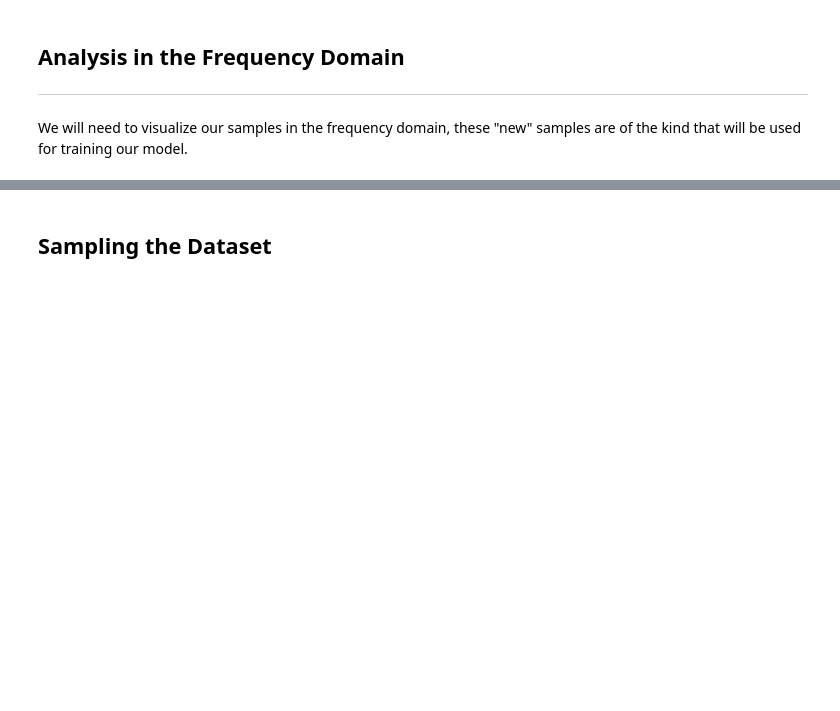
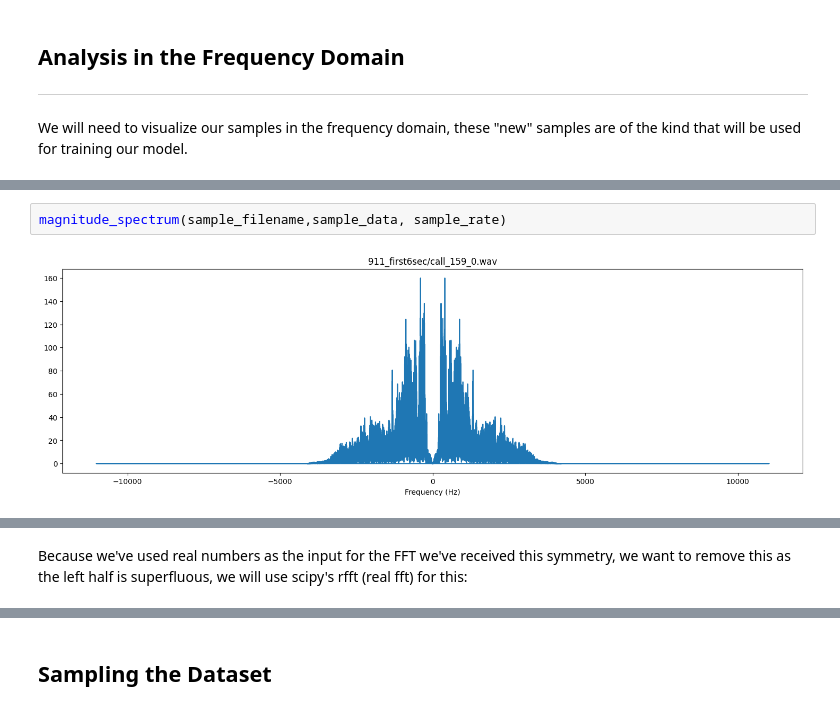
Before and after one commit to ramwtz/data-science-project, a Jupyter notebook: draft/basic_model_train.ipynb, the cells around one changed output, grey strips where cells are left out. Cells and saved outputs as stored; diff of their text form; blank space fills up the shorter version.

```diff
--- a/draft/basic_model_train.ipynb
+++ b/draft/basic_model_train.ipynb
@@ -310,0 +299,4 @@ time: 849 µs (started: 2023-09-23 18:22:41 +00:00)
+# %%
+magnitude_spectrum(sample_filename,sample_data, sample_rate)
+# %% [output]
+[figure, added]
@@ -310,0 +304,2 @@ time: 849 µs (started: 2023-09-23 18:22:41 +00:00)
+# %% [markdown]
+Because we've used real numbers as the input for the FFT we've received this symmetry, we want to remove this as the left half is superfluous, we will use scipy's rfft (real fft) for this:
```
Also changed, not shown: parts of 32 cells of this notebook.
